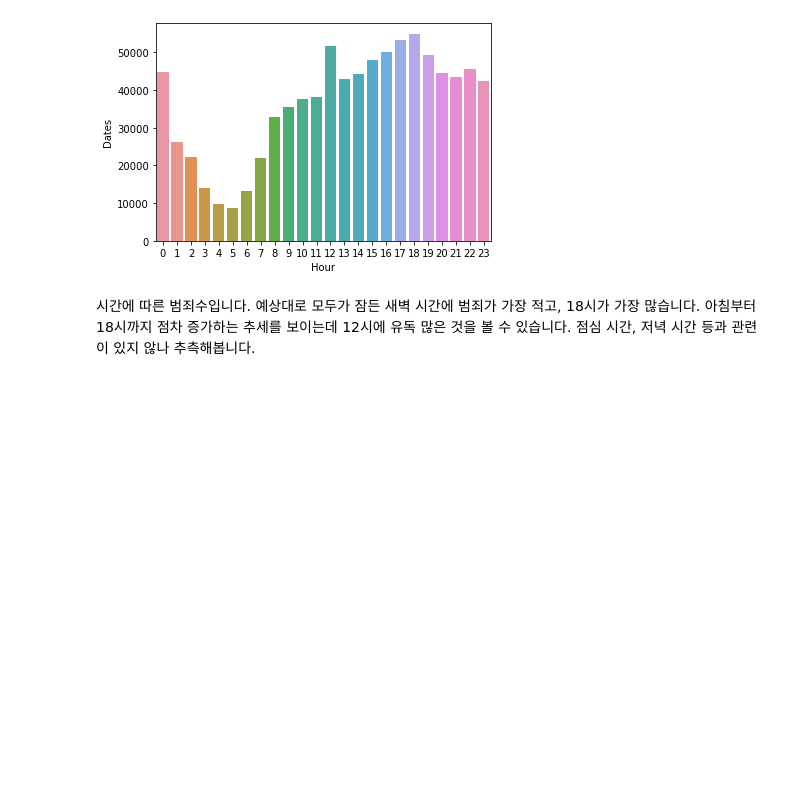
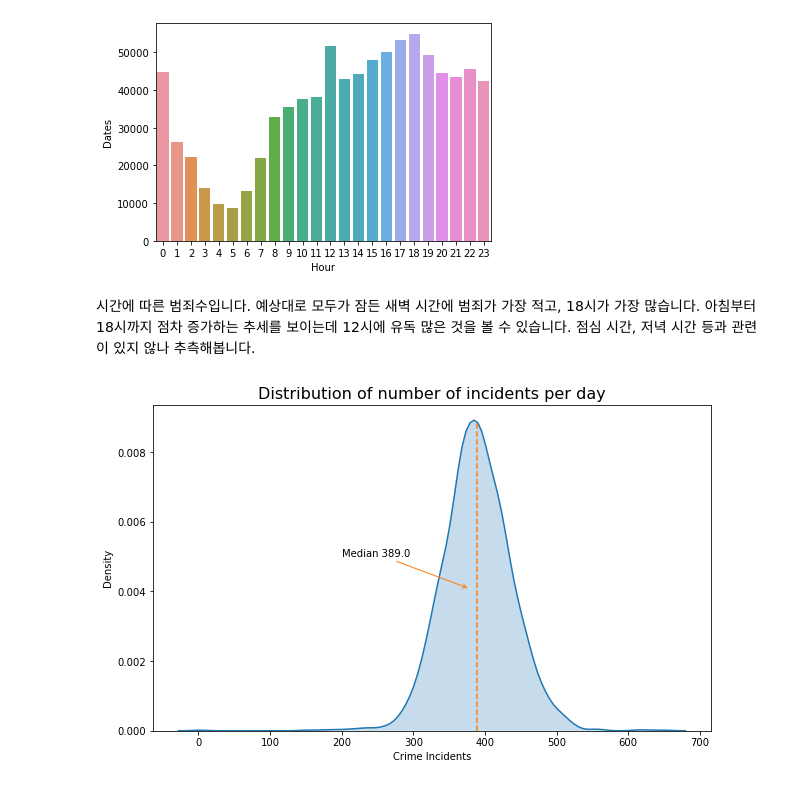
Before and after one commit to BaekKyunShin/Kaggle, a Jupyter notebook: SanFrancisco_Crime_Classification/4. San Francisco Crime Classification from a top ranker.ipynb, the cells around one changed output. Cells and saved outputs as stored; diff of their text form; code cells hidden in the pictures; blank space fills up the shorter version.

Commit message:
Add plotting example and codes
- Add background plotting codes in SF Crime classification from a ranker
- Add background plotting example notebook

```diff
--- a/SanFrancisco_Crime_Classification/4. San Francisco Crime Classification from a top ranker.ipynb
+++ b/SanFrancisco_Crime_Classification/4. San Francisco Crime Classification from a top ranker.ipynb
@@ -159,6 +160,7 @@ train_gdf = create_gdf(train)
 train['Date'] = train['Dates'].dt.date
 train['Year'] = train['Dates'].dt.year
 train['Month'] = train['Dates'].dt.month
+train['Day'] = train['Dates'].dt.day
 train['Hour'] = train['Dates'].dt.hour
 # %%
 year_series = train.groupby('Year').count().iloc[:, 0]
@@ -182,3 +184,21 @@ sns.barplot(x=hour_series.index, y=hour_series);
 [figure]
 # %% [markdown]
 시간에 따른 범죄수입니다. 예상대로 모두가 잠든 새벽 시간에 범죄가 가장 적고, 18시가 가장 많습니다. 아침부터 18시까지 점차 증가하는 추세를 보이는데 12시에 유독 많은 것을 볼 수 있습니다. 점심 시간, 저녁 시간 등과 관련이 있지 않나 추측해봅니다.
+# %%
+palette = sns.color_palette()
+
+plt.figure(figsize=(10, 6))
+date_count = train.groupby('Date').count().iloc[:, 0]
+sns.kdeplot(data=date_count, shade=True)
+plt.axvline(x=date_count.median(), ymax=0.95, linestyle='--', color=palette[1])
+plt.annotate('Median ' + str(date_count.median()),
+             xy=(date_count.median(), 0.004),
+             xytext=(200, 0.005),
+             arrowprops=dict(arrowstyle='->', color=palette[1], shrinkB=10))
+plt.title('Distribution of number of incidents per day',fontdict={'fontsize':16})
+plt.xlabel('Crime Incidents')
+plt.ylabel('Density')
+plt.legend().remove()
+plt.show()
+# %% [output]
+[figure, added]
```
Also changed, not shown: parts of 17 cells of this notebook, 1 other file.
